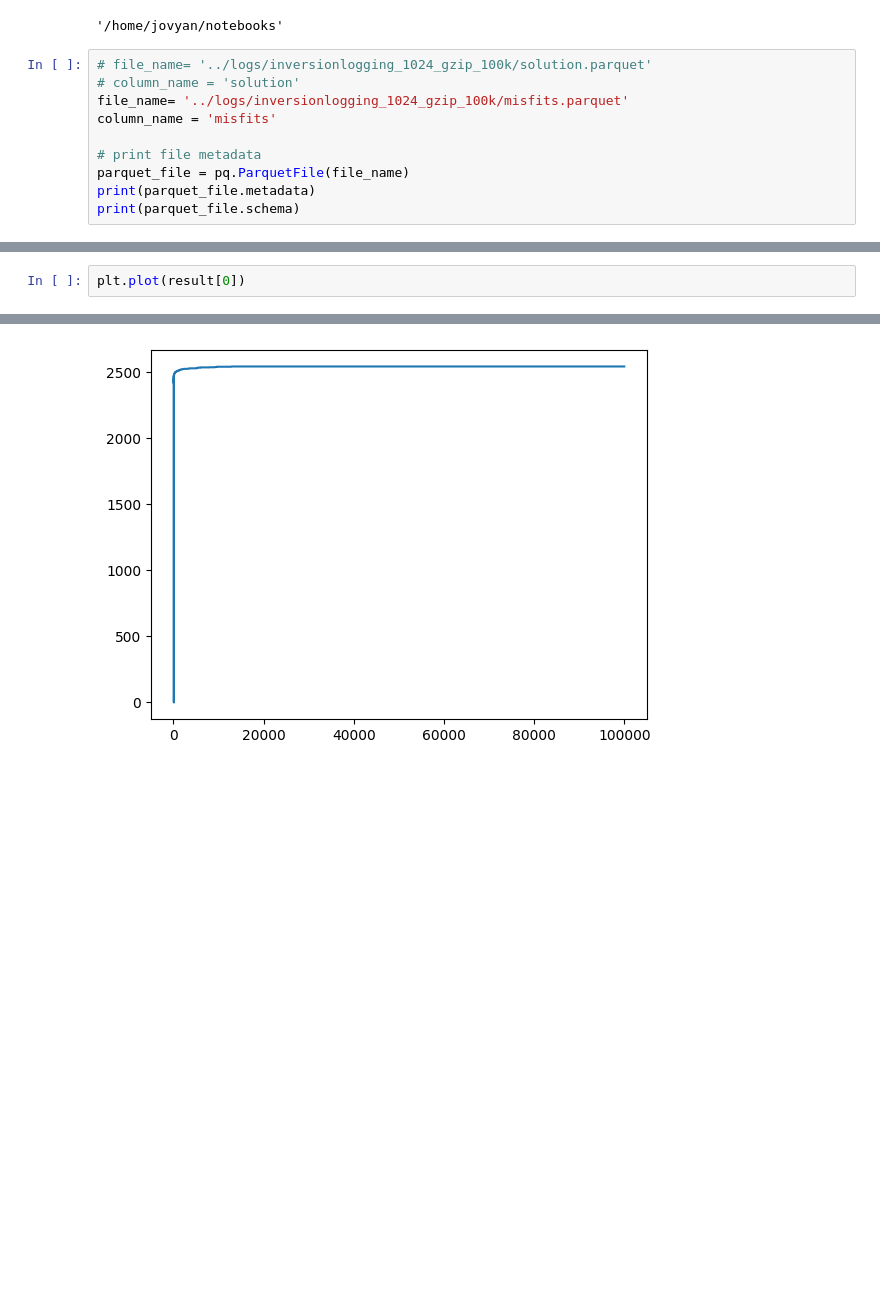
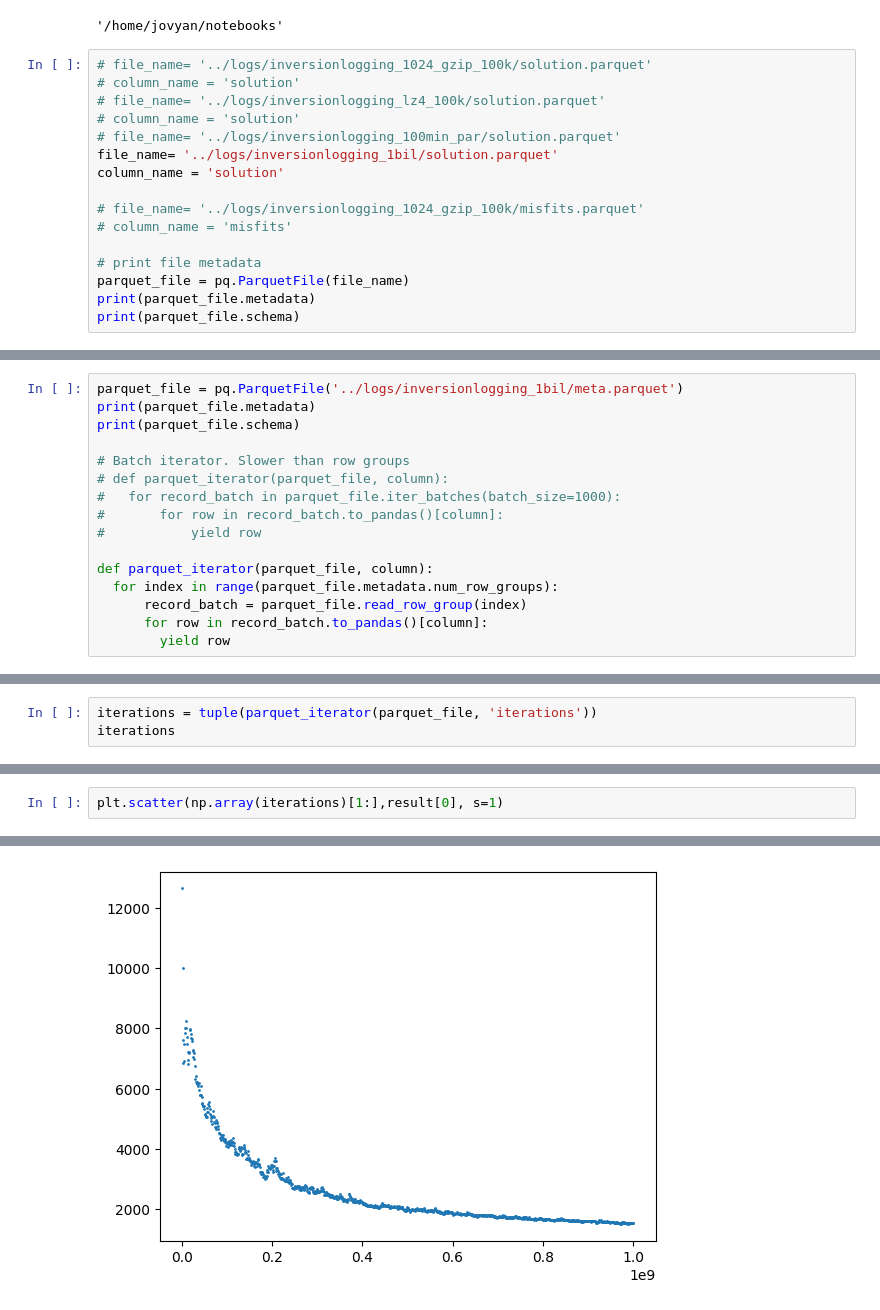
Before and after one commit to GNS-Science/nzshm-opensha, a Jupyter notebook: jupyterLog/notebooks/solution.ipynb, the cells around one changed output, grey strips where cells are left out. Cells and saved outputs as stored; diff of their text form; blank space fills up the shorter version.

```diff
--- a/jupyterLog/notebooks/solution.ipynb
+++ b/jupyterLog/notebooks/solution.ipynb
@@ -12,8 +12,14 @@ os.getcwd()
 # %%
 # file_name= '../logs/inversionlogging_1024_gzip_100k/solution.parquet'
 # column_name = 'solution'
-file_name= '../logs/inversionlogging_1024_gzip_100k/misfits.parquet'
-column_name = 'misfits'
+# file_name= '../logs/inversionlogging_lz4_100k/solution.parquet'
+# column_name = 'solution'
+# file_name= '../logs/inversionlogging_100min_par/solution.parquet'
+file_name= '../logs/inversionlogging_1bil/solution.parquet'
+column_name = 'solution'
+
+# file_name= '../logs/inversionlogging_1024_gzip_100k/misfits.parquet'
+# column_name = 'misfits'
 
 # print file metadata
 parquet_file = pq.ParquetFile(file_name)
@@ -58,0 +65,16 @@ print(time.time() - start_time)
+# %%
+parquet_file = pq.ParquetFile('../logs/inversionlogging_1bil/meta.parquet')
+print(parquet_file.metadata)
+print(parquet_file.schema)
+
+# Batch iterator. Slower than row groups
+# def parquet_iterator(parquet_file, column):
+#   for record_batch in parquet_file.iter_batches(batch_size=1000):
+#       for row in record_batch.to_pandas()[column]:
+#           yield row
+
+def parquet_iterator(parquet_file, column):
+  for index in range(parquet_file.metadata.num_row_groups):
+      record_batch = parquet_file.read_row_group(index)
+      for row in record_batch.to_pandas()[column]:
+        yield row
@@ -58,0 +97,3 @@ print(time.time() - start_time)
+# %%
+iterations = tuple(parquet_iterator(parquet_file, 'iterations'))
+iterations
@@ -59,3 +118,3 @@ print(time.time() - start_time)
 # %%
-plt.plot(result[0])
+plt.scatter(np.array(iterations)[1:],result[0], s=1)
 # %% [output]
@@ -63,4 +122,4 @@ plt.plot(result[0])
-[figure, old version]
+[figure, new version]
 # %%
 plt.plot(result[1])
 # %% [output]
```
Also changed, not shown: parts of 9 cells of this notebook, 3 other files.
